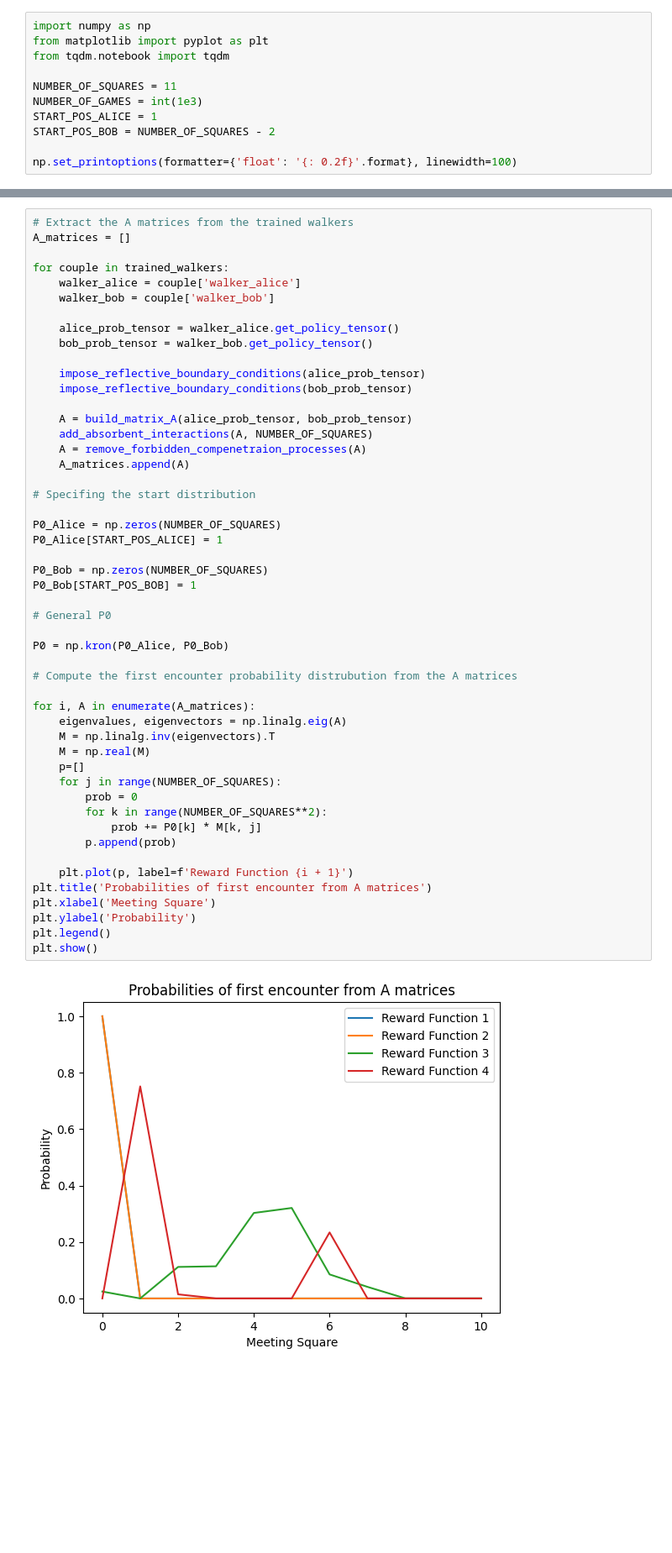
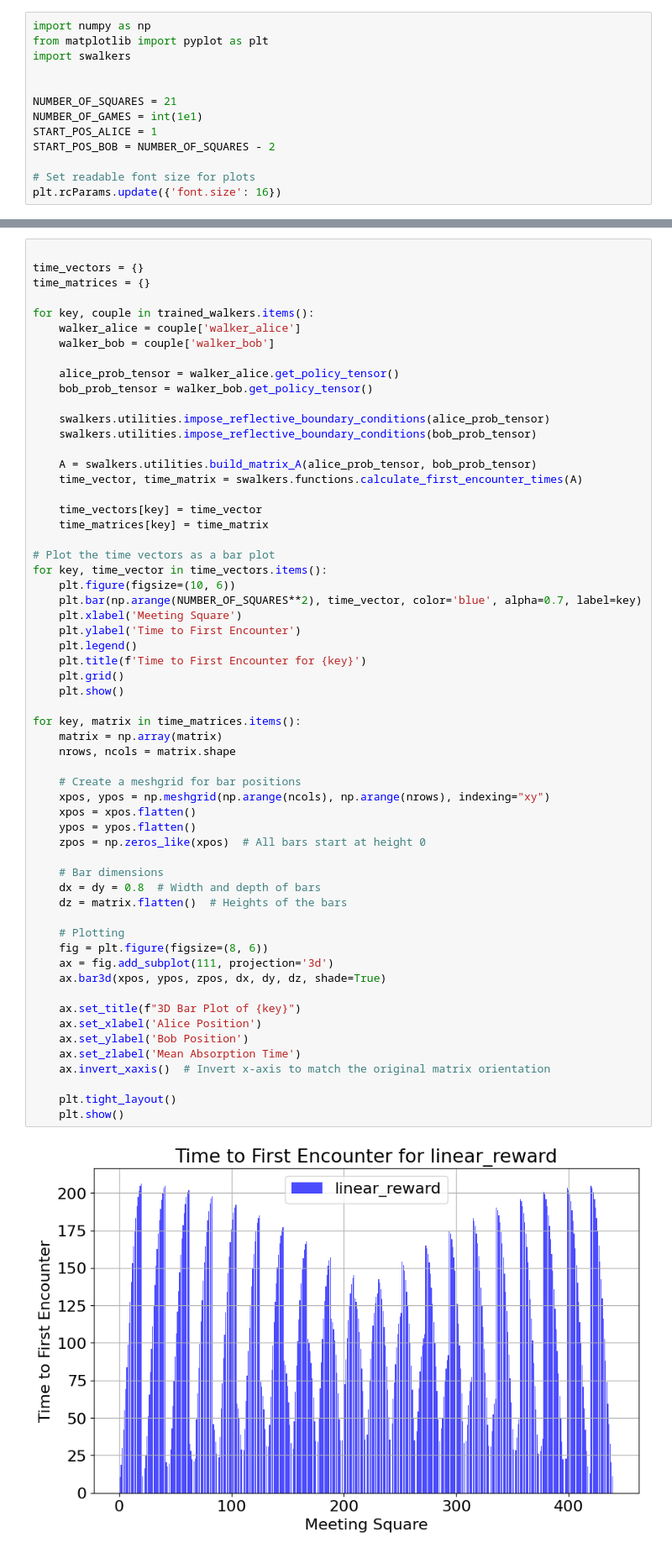
Before and after one commit to Buffoni/smart-walkers, a Jupyter notebook: get_all_the_figures_for_paper.ipynb, the cells around one changed output, grey strips where cells are left out. Shown at 84% size. Drawn from its saved outputs; the diff is of its cells as text; blank space fills up the shorter version.

```diff
--- a/get_all_the_figures_for_paper.ipynb
+++ b/get_all_the_figures_for_paper.ipynb
@@ -1,11 +1,13 @@
 # %%
 import numpy as np
 from matplotlib import pyplot as plt
-from tqdm.notebook import tqdm
+import swalkers
 
-NUMBER_OF_SQUARES = 11
-NUMBER_OF_GAMES = int(1e3)
+
+NUMBER_OF_SQUARES = 21
+NUMBER_OF_GAMES = int(1e1)
 START_POS_ALICE = 1
 START_POS_BOB = NUMBER_OF_SQUARES - 2
 
-np.set_printoptions(formatter={'float': '{: 0.2f}'.format}, linewidth=100)
+# Set readable font size for plots
+plt.rcParams.update({'font.size': 16})
@@ -584,52 +272,61 @@ for i, meeting_squares in enumerate(meeting_results):
 # %%
-# Extract the A matrices from the trained walkers
-A_matrices = []
 
-for couple in trained_walkers:
+time_vectors = {}
+time_matrices = {}
+
+for key, couple in trained_walkers.items():
     walker_alice = couple['walker_alice']
     walker_bob = couple['walker_bob']
 
     alice_prob_tensor = walker_alice.get_policy_tensor()
     bob_prob_tensor = walker_bob.get_policy_tensor()
 
-    impose_reflective_boundary_conditions(alice_prob_tensor)
-    impose_reflective_boundary_conditions(bob_prob_tensor)
+    swalkers.utilities.impose_reflective_boundary_conditions(alice_prob_tensor)
+    swalkers.utilities.impose_reflective_boundary_conditions(bob_prob_tensor)
 
-    A = build_matrix_A(alice_prob_tensor, bob_prob_tensor)
-    add_absorbent_interactions(A, NUMBER_OF_SQUARES)
-    A = remove_forbidden_compenetraion_processes(A)
-    A_matrices.append(A)
+    A = swalkers.utilities.build_matrix_A(alice_prob_tensor, bob_prob_tensor)
+    time_vector, time_matrix = swalkers.functions.calculate_first_encounter_times(A)
 
-# Specifing the start distribution
+    time_vectors[key] = time_vector
+    time_matrices[key] = time_matrix
 
-P0_Alice = np.zeros(NUMBER_OF_SQUARES)
-P0_Alice[START_POS_ALICE] = 1
+# Plot the time vectors as a bar plot
+for key, time_vector in time_vectors.items():
+    plt.figure(figsize=(10, 6))
+    plt.bar(np.arange(NUMBER_OF_SQUARES**2), time_vector, color='blue', alpha=0.7, label=key)
+    plt.xlabel('Meeting Square')
+    plt.ylabel('Time to First Encounter')
+    plt.legend()
+    plt.title(f'Time to First Encounter for {key}')
+    plt.grid()
+    plt.show()
 
-P0_Bob = np.zeros(NUMBER_OF_SQUARES)
-P0_Bob[START_POS_BOB] = 1
+for key, matrix in time_matrices.items():
+    matrix = np.array(matrix)
+    nrows, ncols = matrix.shape
 
-# General P0
+    # Create a meshgrid for bar positions
+    xpos, ypos = np.meshgrid(np.arange(ncols), np.arange(nrows), indexing="xy")
+    xpos = xpos.flatten()
+    ypos = ypos.flatten()
+    zpos = np.zeros_like(xpos)  # All bars start at height 0
 
-P0 = np.kron(P0_Alice, P0_Bob)
+    # Bar dimensions
+    dx = dy = 0.8  # Width and depth of bars
+    dz = matrix.flatten()  # Heights of the bars
 
-# Compute the first encounter probability distrubution from the A matrices
+    # Plotting
+    fig = plt.figure(figsize=(8, 6))
+    ax = fig.add_subplot(111, projection='3d')
+    ax.bar3d(xpos, ypos, zpos, dx, dy, dz, shade=True)
 
-for i, A in enumerate(A_matrices):
-    eigenvalues, eigenvectors = np.linalg.eig(A)
-    M = np.linalg.inv(eigenvectors).T
-    M = np.real(M)
-    p=[]
-    for j in range(NUMBER_OF_SQUARES):
-        prob = 0
-        for k in range(NUMBER_OF_SQUARES**2):
-            prob += P0[k] * M[k, j]
-        p.append(prob)
+    ax.set_title(f"3D Bar Plot of {key}")
+    ax.set_xlabel('Alice Position')
+    ax.set_ylabel('Bob Position')
+    ax.set_zlabel('Mean Absorption Time')
+    ax.invert_xaxis()  # Invert x-axis to match the original matrix orientation
 
-    plt.plot(p, label=f'Reward Function {i + 1}')
-plt.title('Probabilities of first encounter from A matrices')
-plt.xlabel('Meeting Square')
-plt.ylabel('Probability')
-plt.legend()
-plt.show()
+    plt.tight_layout()
+    plt.show()
 # %% [output]
-[figure, old version]
+[figure, new version]
```
Also changed, not shown: parts of 12 cells of this notebook.
